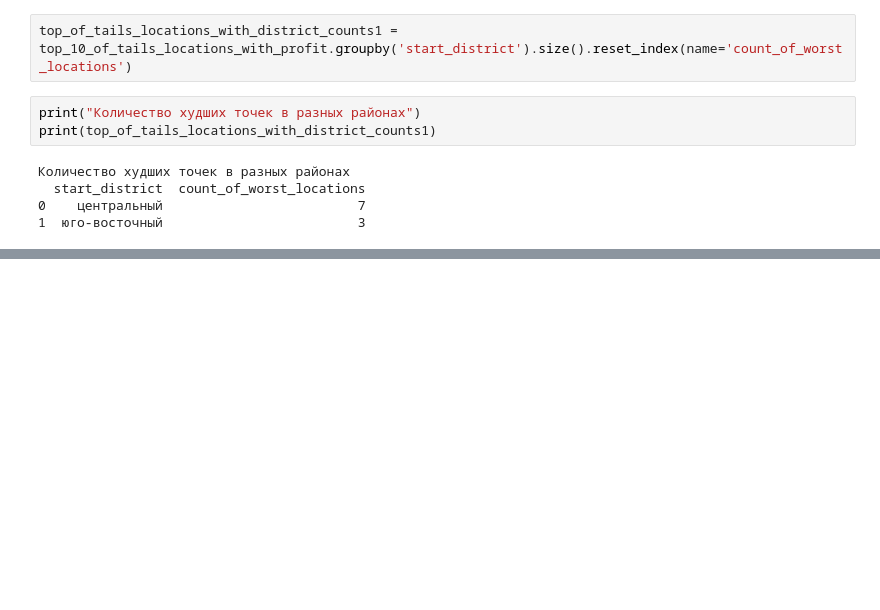
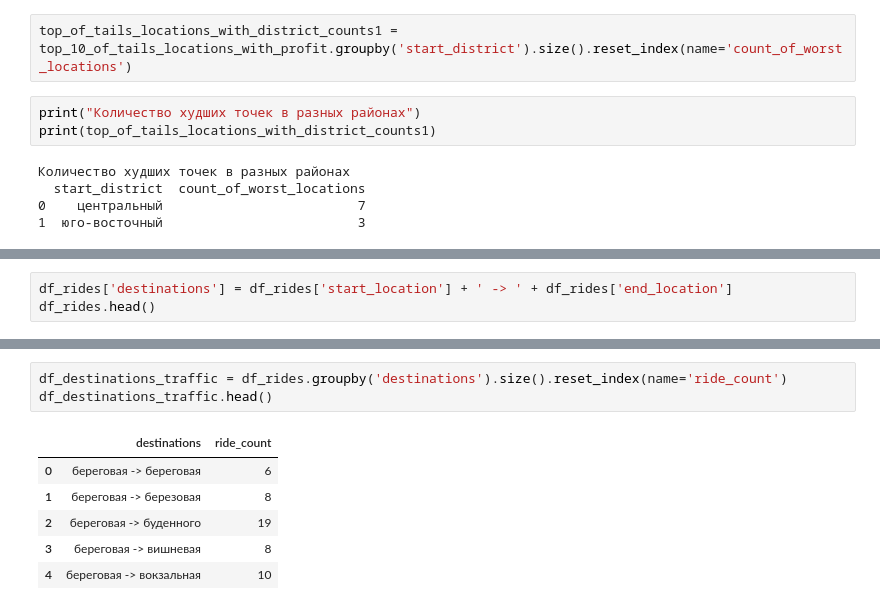
Before and after one commit to BlackkkMaster/ad_project_team16, a Jupyter notebook: kick_sharing.ipynb, the cells around one changed output, grey strips where cells are left out. Cells and saved outputs as stored; diff of their text form; blank space fills up the shorter version.

```diff
--- a/kick_sharing.ipynb
+++ b/kick_sharing.ipynb
@@ -1115,0 +1125,3 @@ print(top_of_tails_locations_with_district_counts1)
+# %%
+df_rides['destinations'] = df_rides['start_location'] + ' -> ' + df_rides['end_location']
+df_rides.head()
@@ -1115,0 +1135,10 @@ print(top_of_tails_locations_with_district_counts1)
+# %%
+df_destinations_traffic = df_rides.groupby('destinations').size().reset_index(name='ride_count')
+df_destinations_traffic.head()
+# %% [output]
+|  | destinations | ride_count |
+| 0 | береговая -> береговая | 6 |
+| 1 | береговая -> березовая | 8 |
+| 2 | береговая -> буденного | 19 |
+| 3 | береговая -> вишневая | 8 |
+| 4 | береговая -> вокзальная | 10 |
```
Also changed, not shown: parts of 21 cells of this notebook.
